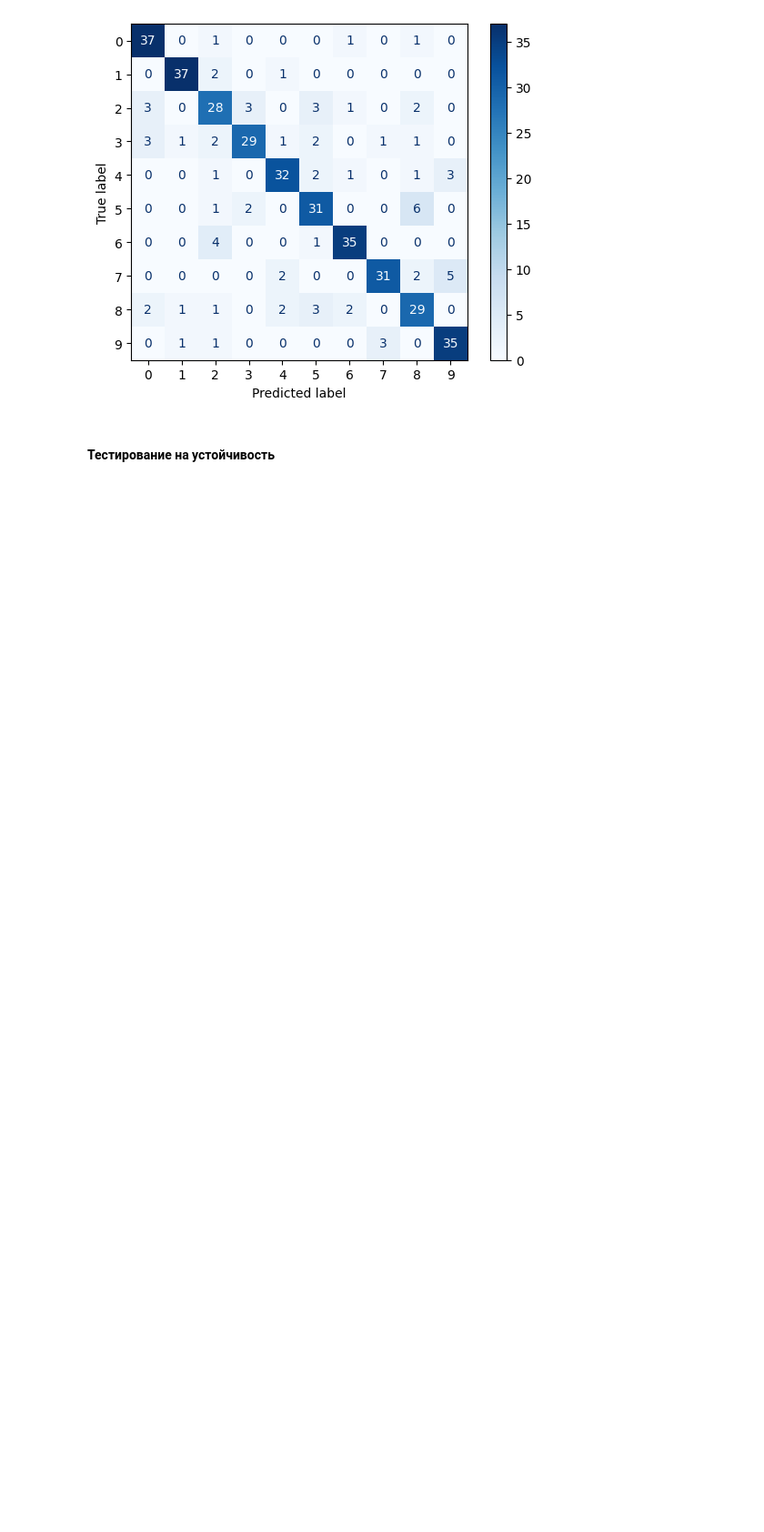
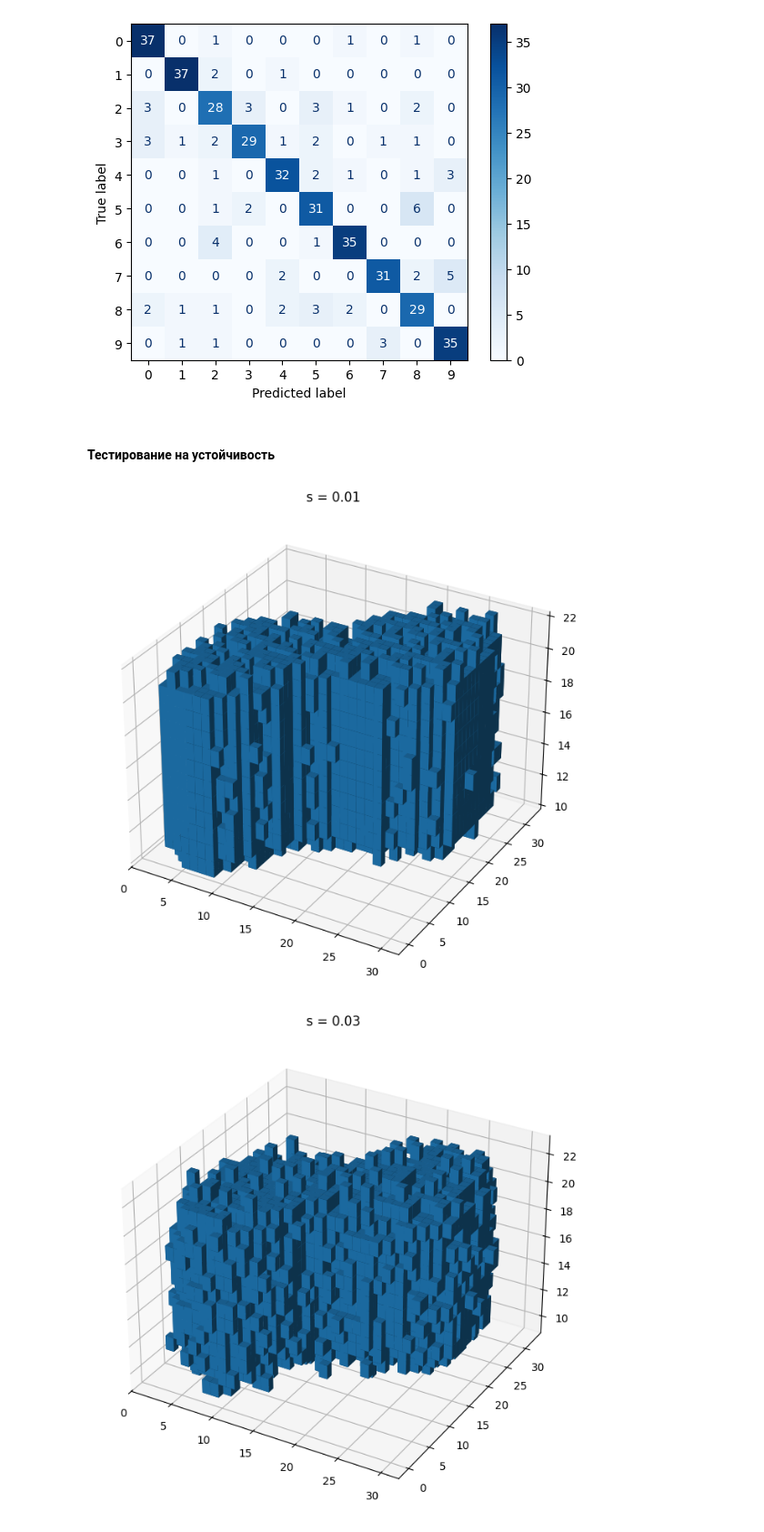
Before and after one commit to KnightKotOR/topology-mnist3d, a Jupyter notebook: feature-extraction/cubical_complex_pipeline.ipynb, the cells around one changed output. Shown at 91% size. Saved outputs shown, nothing was run; the diff lists cells and outputs as text; code cells hidden in the pictures; blank space fills up the shorter version.

Commit message:
noise tests

```diff
--- a/feature-extraction/cubical_complex_pipeline.ipynb
+++ b/feature-extraction/cubical_complex_pipeline.ipynb
@@ -380,3 +388,11 @@ F1 score:  0.8099697659070992
+# %%
+import pickle
+from pathlib import Path
+
+model_path = Path("./ml/models/XGB_81.pkl")
+
+with open (model_path,'rb') as f:
+    clf2 = pickle.load(f)
 # %% [markdown]
 #### Тестирование на устойчивость
 # %%
@@ -385,20 +401,25 @@ import importlib
 
 importlib.reload(utils.utils)
 
-sigma=0.01
-noisy_clouds = utils.utils.add_gaussian_noise(point_clouds, sigma=sigma)
+sigmas = [0.01, 0.03, 0.05, 0.08]
+f1_scores = np.empty_like(sigmas)
+noisy_clouds = []
+noised_voxels = []
-# %%
-noised_voxels = [VoxelGrid(cloud, x_y_z=[32, 32, 32]).vector for cloud in point_clouds]
-# %%
-import matplotlib.pyplot as plt
-import numpy as np
-
-idx = np.where(labels == 8)[0][0]
-V_bin = voxels[idx] > 0
-
-fig = plt.figure(figsize=(8, 8))
-ax = fig.add_subplot(projection='3d')
-
-ax.voxels(V_bin)
-
-plt.show()
+# %%
+for s in sigmas:
+    _noisy_clouds = utils.utils.add_gaussian_noise(point_clouds, sigma=s)
+    _noised_voxels = [VoxelGrid(cloud, x_y_z=[32, 32, 32]).vector for cloud in _noisy_clouds]
+
+    idx = np.where(labels == 8)[0][0]
+    V_bin = _noised_voxels[idx] > 0
+    fig = plt.figure(figsize=(8, 8))
+    ax = fig.add_subplot(projection='3d')
+    ax.voxels(V_bin)
+    plt.title(f"s = {s}")
+    plt.show()
+
+    noisy_clouds.append(_noisy_clouds)
+    noised_voxels.append(_noised_voxels)
+# %% [output]
+[figure, added]
+[figure, added]
```
Also changed, not shown: parts of 6 cells of this notebook, 1 other file.
